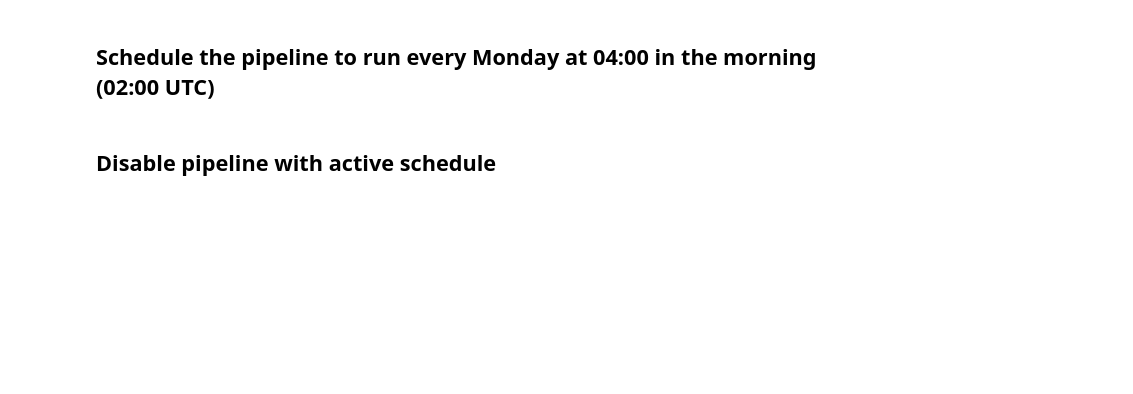
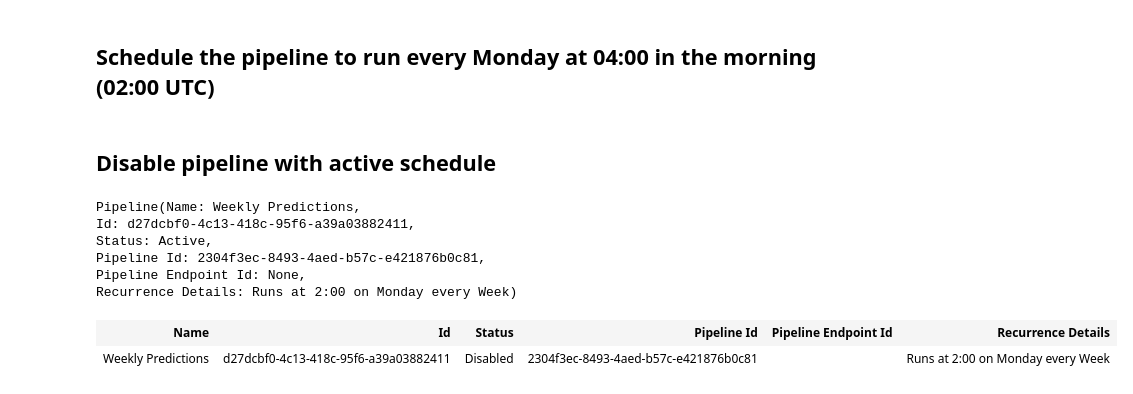
Before and after one commit to MixKlim/MLOps-Bootcamp-2021, a Jupyter notebook: create_batch_pipeline.ipynb, the cells around one changed output. Drawn from its saved outputs; the diff is of its cells as text; code cells hidden in the pictures; blank space fills up the shorter version.

```diff
--- a/create_batch_pipeline.ipynb
+++ b/create_batch_pipeline.ipynb
@@ -311,14 +329,23 @@ df.head(20)
 # %% [markdown]
 ## Disable pipeline with active schedule
 # %%
-# ss = Schedule.list(ws)
-# for s in ss:
-#     print(s)
+ss = Schedule.list(ws)
+for s in ss:
+    print(s)
+# %% [output]
+Pipeline(Name: Weekly Predictions,
+Id: d27dcbf0-4c13-418c-95f6-a39a03882411,
+Status: Active,
+Pipeline Id: 2304f3ec-8493-4aed-b57c-e421876b0c81,
+Pipeline Endpoint Id: None,
+Recurrence Details: Runs at 2:00 on Monday every Week)
 # %%
-# def stop_by_schedule_id(ws, schedule_id):
-#     s = next(s for s in Schedule.list(ws) if s.id == schedule_id)
-#     s.disable()
-#     return s
+def stop_by_schedule_id(ws, schedule_id):
+    s = next(s for s in Schedule.list(ws) if s.id == schedule_id)
+    s.disable()
+    return s
 
-# schedule_id = 'e14c5ce5-db2c-462b-97f4-8c1c21faa# 31b'
-# stop_by_schedule_id(ws, schedule_id)
+stop_by_schedule_id(ws, s.id)
+# %% [output]
+| Name | Id | Status | Pipeline Id | Pipeline Endpoint Id | Recurrence Details |
+| Weekly Predictions | d27dcbf0-4c13-418c-95f6-a39a03882411 | Disabled | 2304f3ec-8493-4aed-b57c-e421876b0c81 |  | Runs at 2:00 on Monday every Week |
```
Also changed, not shown: parts of 9 cells of this notebook, 12 other files.
